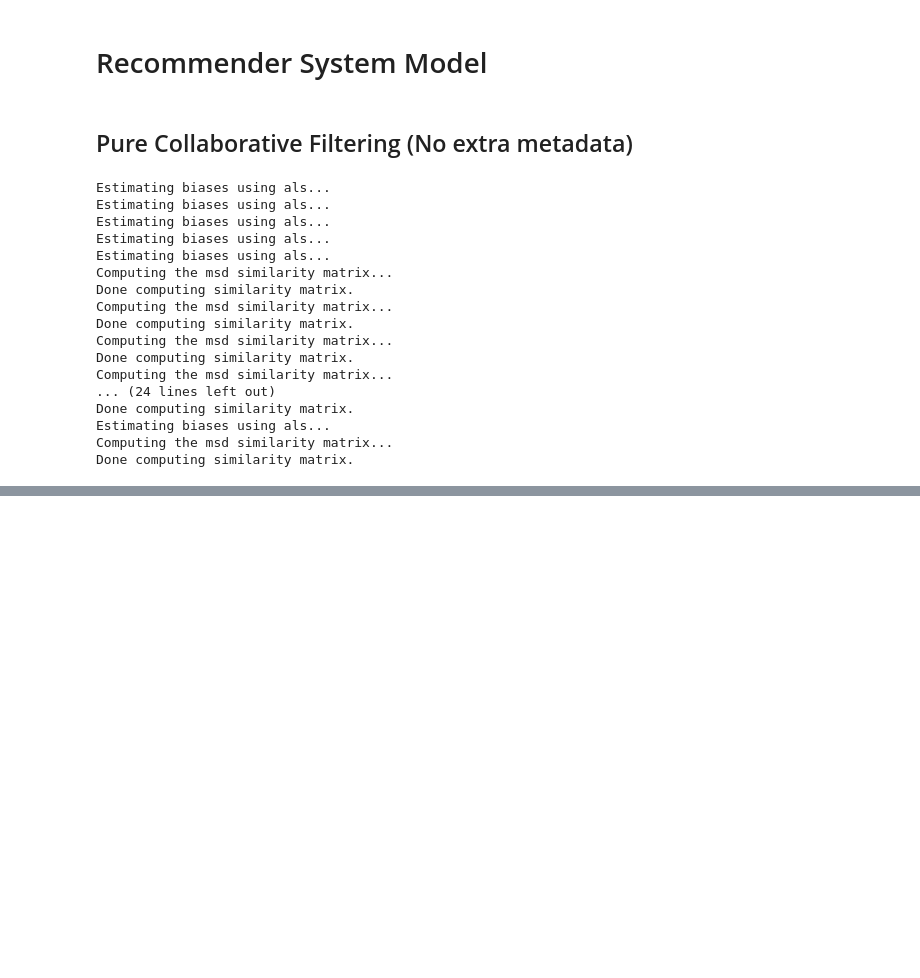
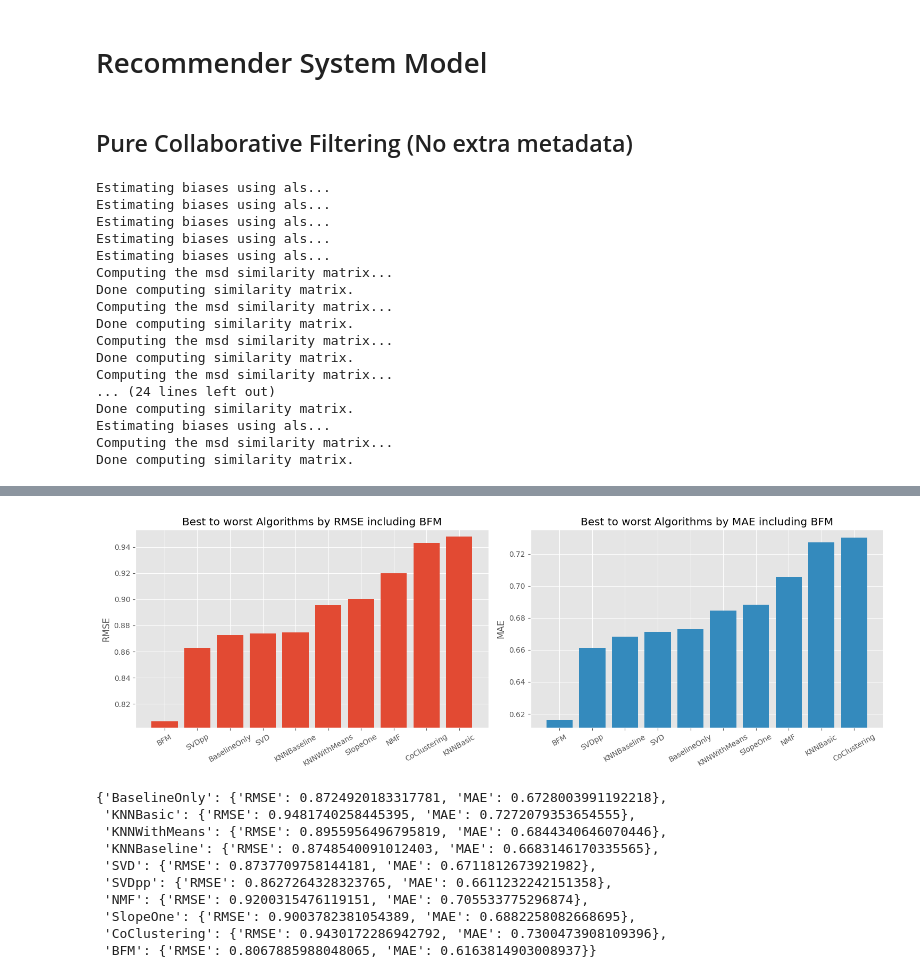
Before and after one commit to NamLe0609/recsys-movielens, a Jupyter notebook: new-movielens-100k.ipynb, the cells around one changed output, grey strips where cells are left out. Cells and saved outputs as stored; diff of their text form; code cells hidden in the pictures; blank space fills up the shorter version.

```diff
--- a/new-movielens-100k.ipynb
+++ b/new-movielens-100k.ipynb
@@ -335,0 +605,12 @@ results
+# %%
+output = train_predict_fm(
+    df=df_rating,
+    include_variance=True,
+    include_release_year=True,
+    include_genres=True,
+    fm_rank=20,
+    n_splits=5,
+)
+results["BFM"] = {"RMSE": output[0], "MAE": output[1]}
+
+results
@@ -335,0 +628,65 @@ results
+# %%
+algo_names = [
+    "BaselineOnly",
+    "KNNBasic",
+    "KNNWithMeans",
+    "KNNBaseline",
+    "SVD",
+    "SVDpp",
+    "NMF",
+    "SlopeOne",
+    "CoClustering",
+    "BFM",
+]
+rmse_scores = np.array([results[name]["RMSE"] for name in algo_names])
+mae_scores = np.array([results[name]["MAE"] for name in algo_names])
+
+# Order algorithms independently
+order_rmse = np.argsort(rmse_scores)
+order_mae = np.argsort(mae_scores)
+# Create ordered lists for each metric
+algo_names_rmse = [algo_names[i] for i in order_rmse]
+algo_names_mae = [algo_names[i] for i in order_mae]
+
+rmse_ordered = rmse_scores[order_rmse]
+mae_ordered = mae_scores[order_mae]
+
+# Create x-axis indices
+x_rmse = np.arange(len(algo_names_rmse))
+x_mae = np.arange(len(algo_names_mae))
+
+# Create two subplots side by side
+fig, (ax1, ax2) = plt.subplots(1, 2, figsize=(15, 5))
+
+# Plot RMSE on the left, ordered by RMSE
+ax1.bar(x_rmse, rmse_ordered, color="C0")
+ax1.set_title("Best to worst Algorithms by RMSE including BFM")
+ax1.set_ylabel("RMSE")
+ax1.set_xticks(x_rmse)
+ax1.set_xticklabels(algo_names_rmse, rotation=30)
+ax1.set_ylim(rmse_ordered.min() - 0.005, rmse_ordered.max() + 0.005)
+
+# Plot MAE on the right, ordered by MAE
+ax2.bar(x_mae, mae_ordered, color="C1")
+ax2.set_title("Best to worst Algorithms by MAE including BFM")
+ax2.set_ylabel("MAE")
+ax2.set_xticks(x_mae)
+ax2.set_xticklabels(algo_names_mae, rotation=30)
+ax2.set_ylim(mae_ordered.min() - 0.005, mae_ordered.max() + 0.005)
+
+plt.tight_layout()
+plt.savefig(f"{image_path}surpise_BFM_algo_comparison.png", dpi=300)
+plt.show()
+results
+# %% [output]
+[figure, added]
+{'BaselineOnly': {'RMSE': 0.8724920183317781, 'MAE': 0.6728003991192218},
+ 'KNNBasic': {'RMSE': 0.9481740258445395, 'MAE': 0.7272079353654555},
+ 'KNNWithMeans': {'RMSE': 0.8955956496795819, 'MAE': 0.6844340646070446},
+ 'KNNBaseline': {'RMSE': 0.8748540091012403, 'MAE': 0.6683146170335565},
+ 'SVD': {'RMSE': 0.8737709758144181, 'MAE': 0.6711812673921982},
+ 'SVDpp': {'RMSE': 0.8627264328323765, 'MAE': 0.6611232242151358},
+ 'NMF': {'RMSE': 0.9200315476119151, 'MAE': 0.705533775296874},
+ 'SlopeOne': {'RMSE': 0.9003782381054389, 'MAE': 0.6882258082668695},
+ 'CoClustering': {'RMSE': 0.9430172286942792, 'MAE': 0.7300473908109396},
+ 'BFM': {'RMSE': 0.8067885988048065, 'MAE': 0.6163814903008937}}
```
Also changed, not shown: parts of 15 cells of this notebook, 5 other files.
